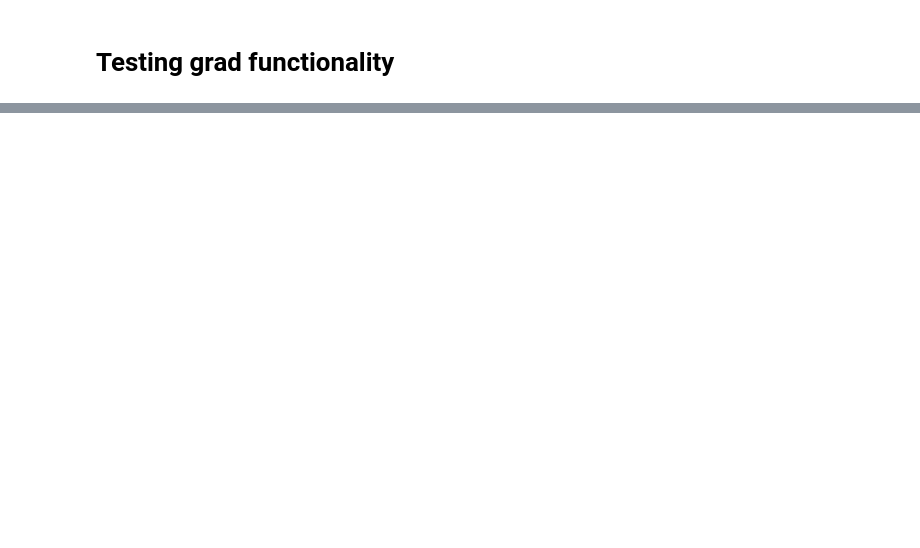
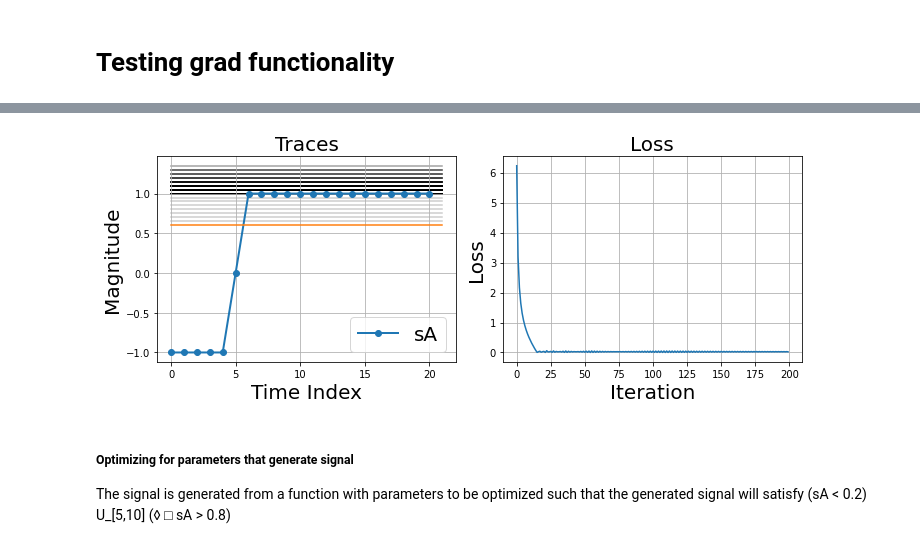
Before and after one commit to StanfordASL/stlcg, a Jupyter notebook: demo.ipynb, the cells around one changed output, grey strips where cells are left out. Saved outputs shown, nothing was run; the diff lists cells and outputs as text; code cells hidden in the pictures; blank space fills up the shorter version.

```diff
--- a/demo.ipynb
+++ b/demo.ipynb
@@ -127,0 +157,45 @@ viz.make_stl_graph(formula)
+# %%
+learning_rate = 0.05
+device = torch.device("cpu")
+var_dict = {'c': c_exp.value}  # <--- list of optimization variables
+optimizer = torch.optim.Adam(var_dict.values(), lr=learning_rate)
+scale = 0.5  # <--- scale value can increase over each iteration
+# %%
+max_epochs = 200
+x_exp.flip(1)
+losses = []
+scales = []
+
+fig, axs = plt.subplots(1, 2, figsize=(10, 4))
+ax = axs[0]
+fmt = {"linewidth": 2, "markersize": 12}
+ax = plot_add_signal_Expression(ax, x_exp, **fmt)
+ax.plot([0,len(t)], [c.detach(), c.detach()])
+for i in range(max_epochs):
+    sc = scale + i * 0.5
+    scales.append(sc)
+    loss = torch.abs(formula.robustness(x_exp, scale=sc))
+    # true_loss = torch.abs(formula.robustness(x_exp, scale=0))
+    losses.append(loss.detach().squeeze())
+    if i % 20 == 0:
+        print_learning_progress(formula, x_exp, var_dict, i, loss, sc)
+    loss.backward()
+    with torch.no_grad():
+        c -= learning_rate * c.grad
+        c.grad.zero_()
+    ax.plot([0,len(t)], [c.detach(), c.detach()], c='k', alpha=0.2, zorder=-2)
+
+ax.set_title("Traces", fontsize=fs)
+ax.set_xlabel("Time Index", fontsize=fs)
+ax.set_ylabel("Magnitude", fontsize=fs)
+ax.grid()
+ax.legend(fontsize=fs)
+
+ax = axs[1]
+ax.plot(range(max_epochs), losses)
+ax.set_title("Loss", fontsize=fs)
+ax.set_xlabel("Iteration", fontsize=fs)
+ax.set_ylabel("Loss", fontsize=fs)
+ax.grid()
+plt.tight_layout()
+# %% [output]
@@ -127,0 +212,5 @@ viz.make_stl_graph(formula)
+[figure, added]
+# %% [markdown]
+##### Optimizing for parameters that generate signal
+The signal is generated from a function with parameters to be optimized such that the generated signal will satisfy
+(sA < 0.2) U_[5,10] (◊ □ sA > 0.8)
```
Also changed, not shown: parts of 23 cells of this notebook, 3 other files.
